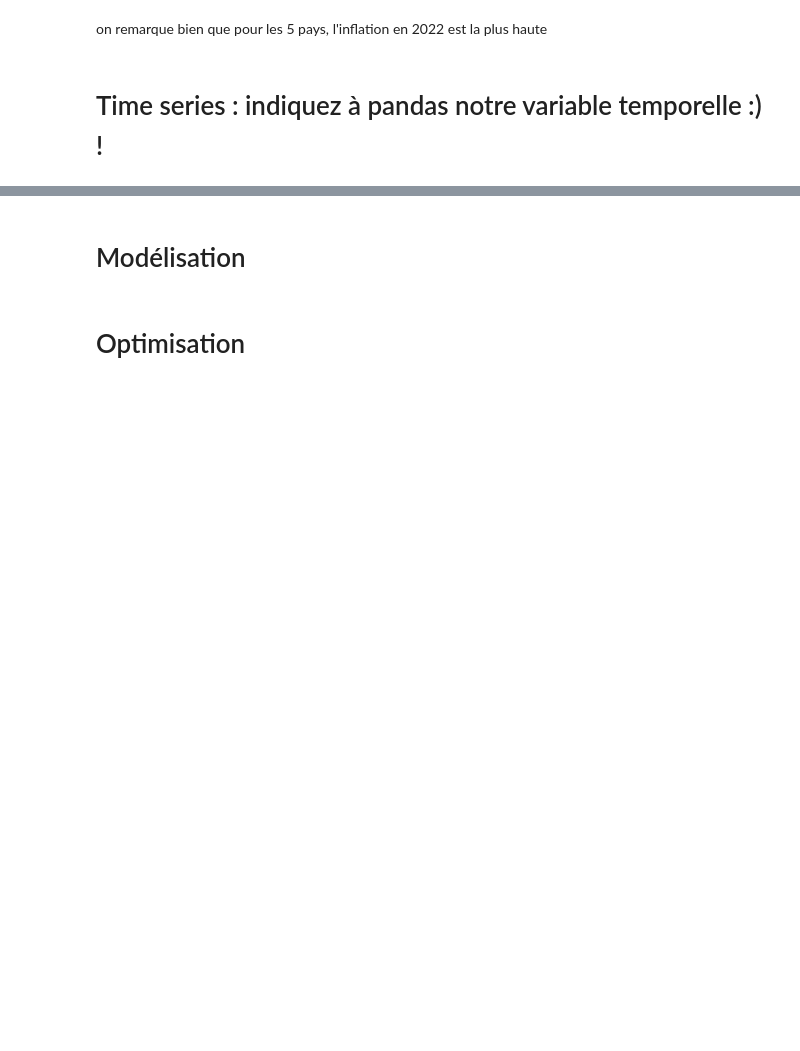
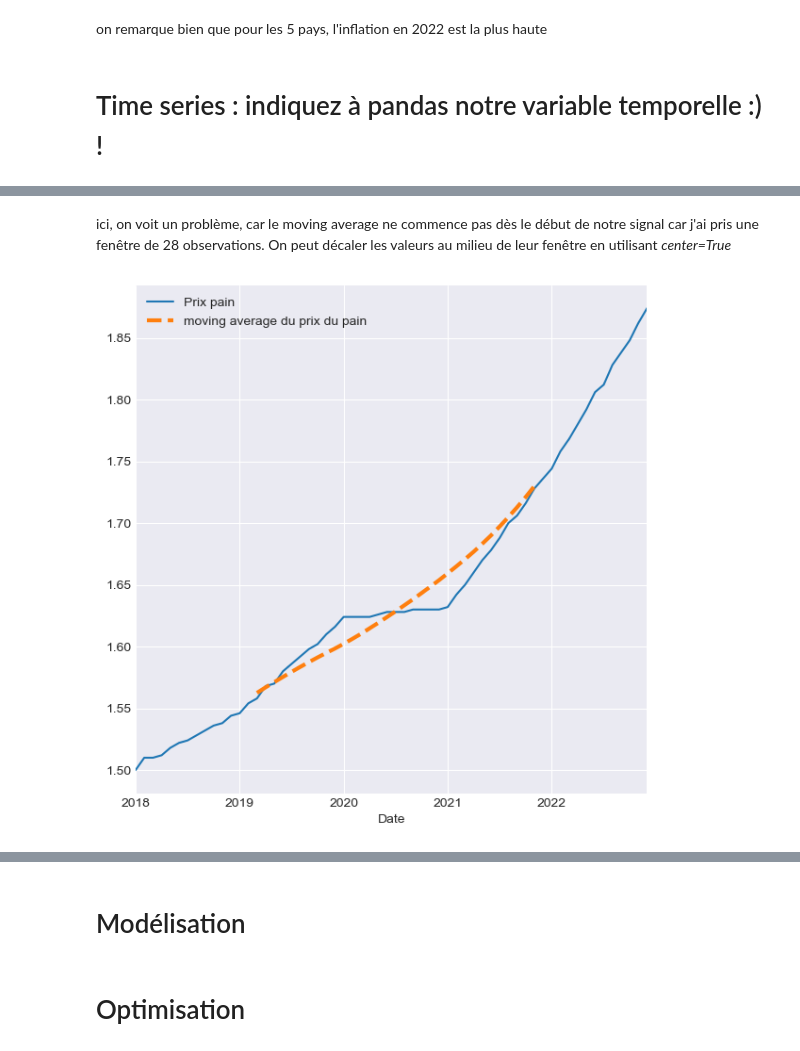
Before and after one commit to Hajoura91coding/Vital_Food_costs_5countries_2018_2022, a Jupyter notebook: Food_prices.ipynb, the cells around one changed output, grey strips where cells are left out. Saved outputs shown, nothing was run; the diff lists cells and outputs as text; code cells hidden in the pictures; blank space fills up the shorter version.

```diff
--- a/Food_prices.ipynb
+++ b/Food_prices.ipynb
@@ -546,0 +556,10 @@ Exemple : calcul de la moyenne sur 7 jours, puis décalage d'un jour et on recal
+# %% [markdown]
+ici, on voit un problème, car le moving average ne commence pas dès le début de notre signal car j'ai pris une fenêtre de 28 observations. On peut décaler les valeurs au milieu de leur fenêtre en utilisant *center=True*
+# %%
+plt.figure(figsize=(7,7))
+data_series.loc['2018':'2022','Bread'].plot(label='Prix pain')
+data_series.loc['2018':'2022','Bread'].rolling(window=28, center=True).mean().plot(label='moving average du prix du pain' ,lw=3, ls='--')
+plt.legend()
+plt.show()
+# %% [output]
+[figure, added]
```
Also changed, not shown: parts of 52 cells of this notebook.
